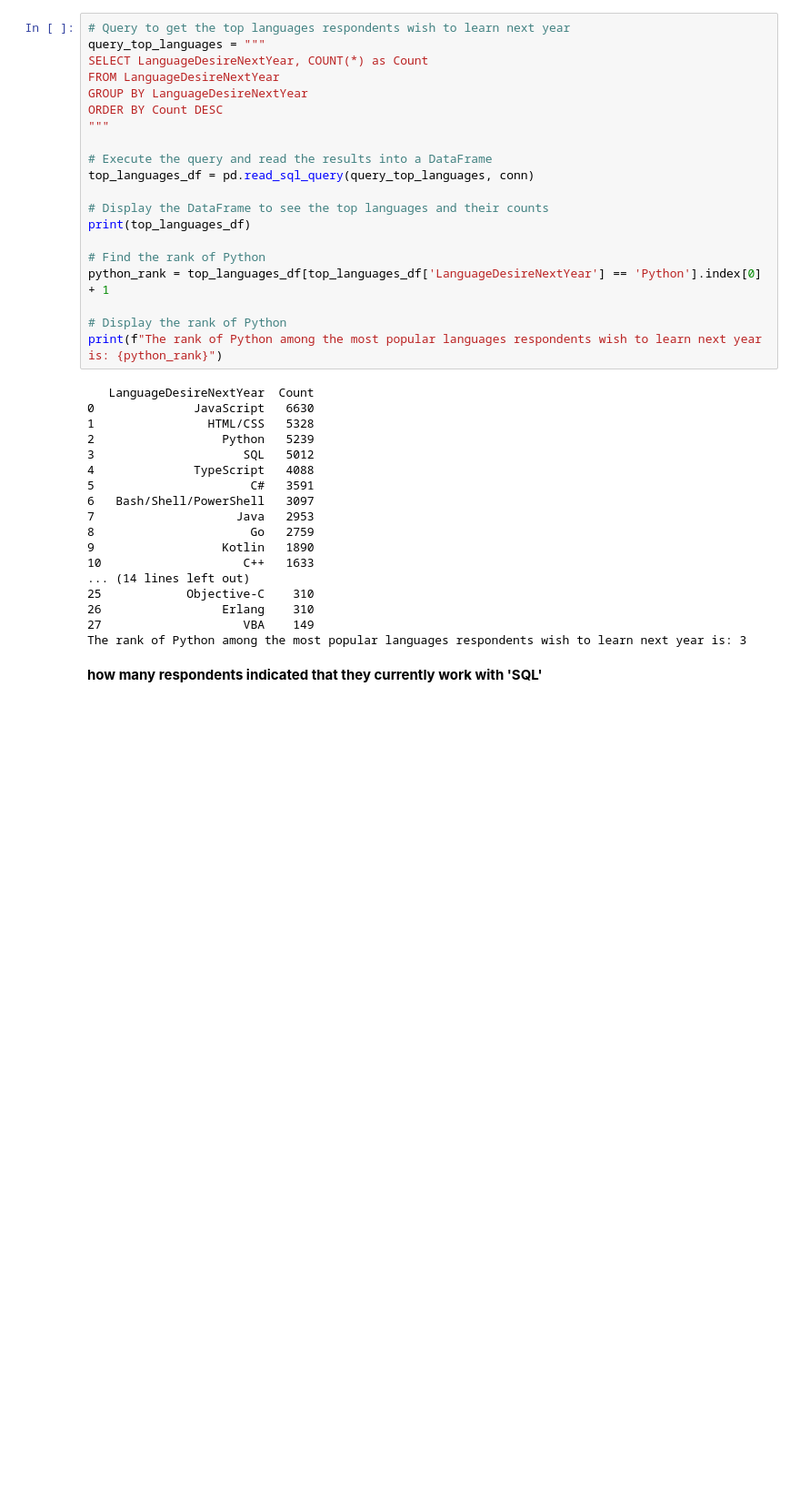
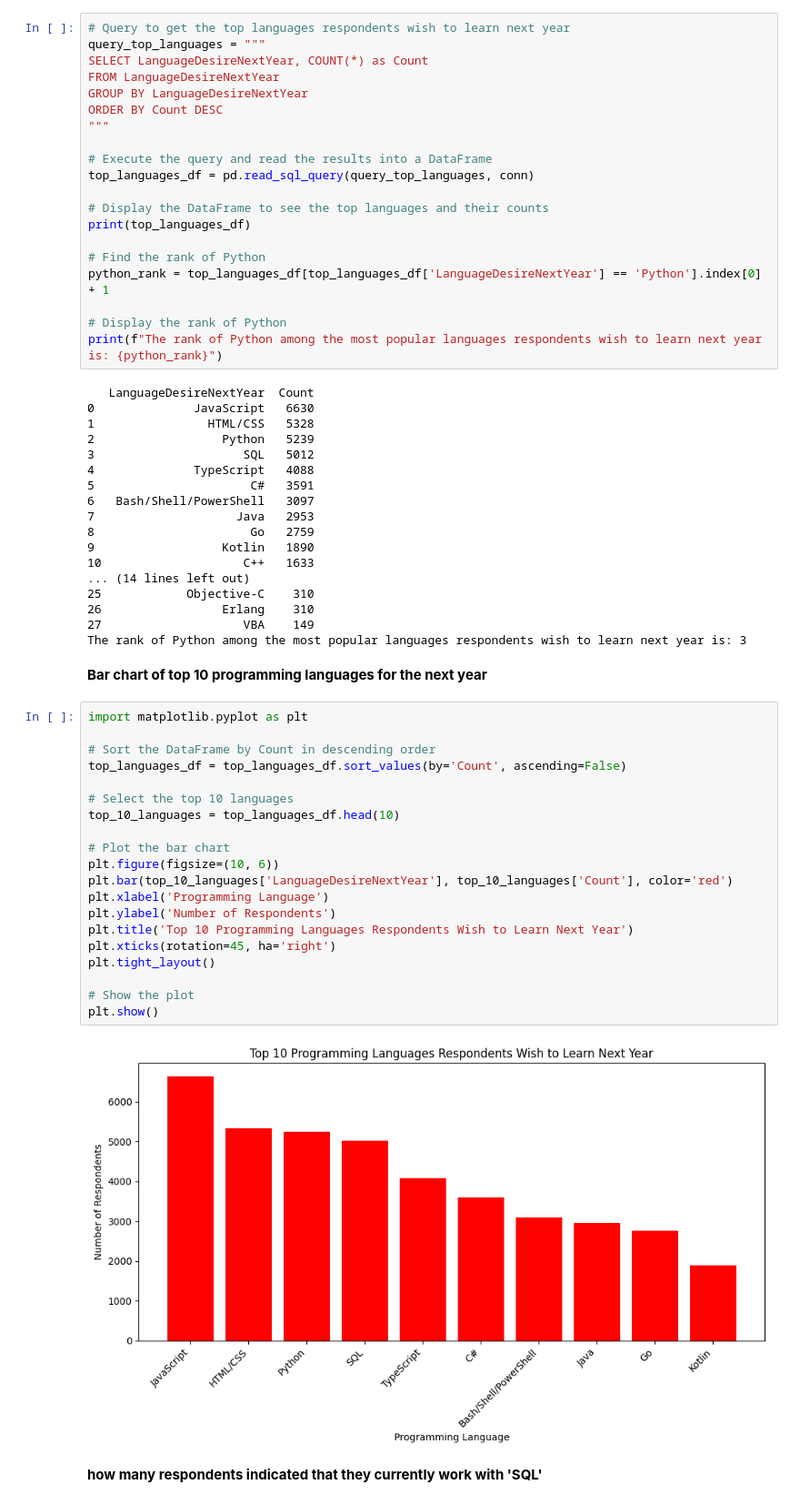
Before and after one commit to athiralprakash/Data-Analytics-Project, a Jupyter notebook: course9_week4.ipynb, the cells around one changed output. Shown at 91% size. Saved outputs shown, nothing was run; the diff lists cells and outputs as text; blank space fills up the shorter version.

```diff
--- a/course9_week4.ipynb
+++ b/course9_week4.ipynb
@@ -140,6 +302,30 @@ print(f"The rank of Python among the most popular languages respondents wish to
 26                 Erlang    310
 27                    VBA    149
 The rank of Python among the most popular languages respondents wish to learn next year is: 3
+# %% [markdown]
+**Bar chart of top 10 programming languages for the next year**
+# %%
+import matplotlib.pyplot as plt
+
+# Sort the DataFrame by Count in descending order
+top_languages_df = top_languages_df.sort_values(by='Count', ascending=False)
+
+# Select the top 10 languages
+top_10_languages = top_languages_df.head(10)
+
+# Plot the bar chart
+plt.figure(figsize=(10, 6))
+plt.bar(top_10_languages['LanguageDesireNextYear'], top_10_languages['Count'], color='red')
+plt.xlabel('Programming Language')
+plt.ylabel('Number of Respondents')
+plt.title('Top 10 Programming Languages Respondents Wish to Learn Next Year')
+plt.xticks(rotation=45, ha='right')
+plt.tight_layout()
+
+# Show the plot
+plt.show()
+# %% [output]
+[figure, added]
 # %% [markdown]
 **how many respondents indicated that they currently work with 'SQL'**
 # %%
```
Also changed, not shown: parts of 14 cells of this notebook.
